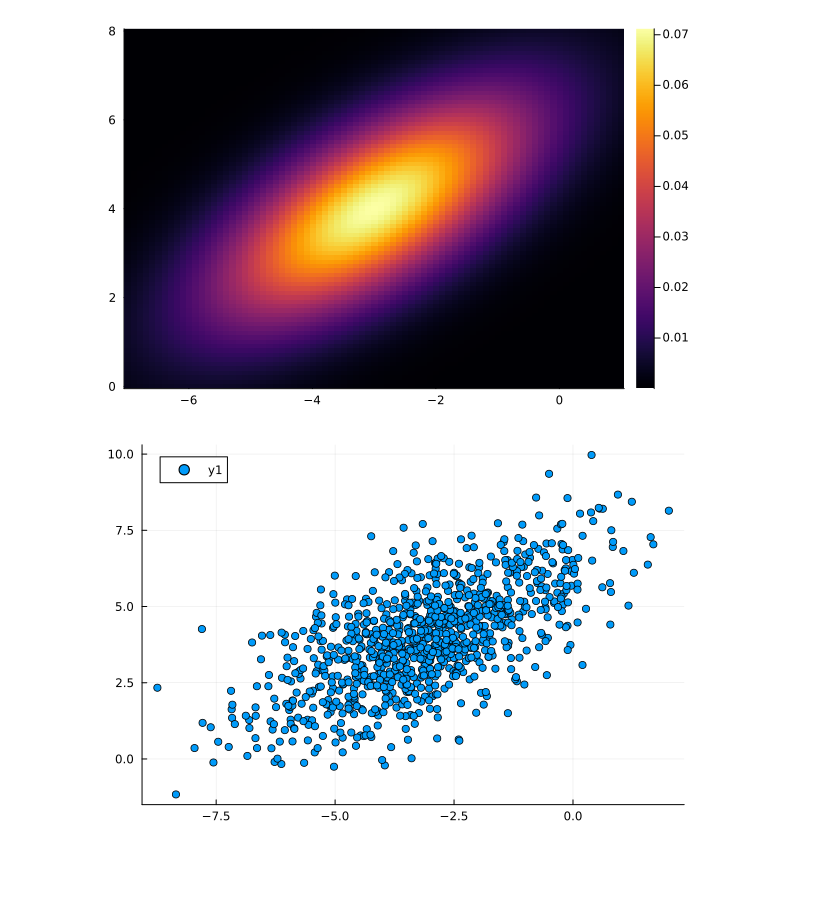
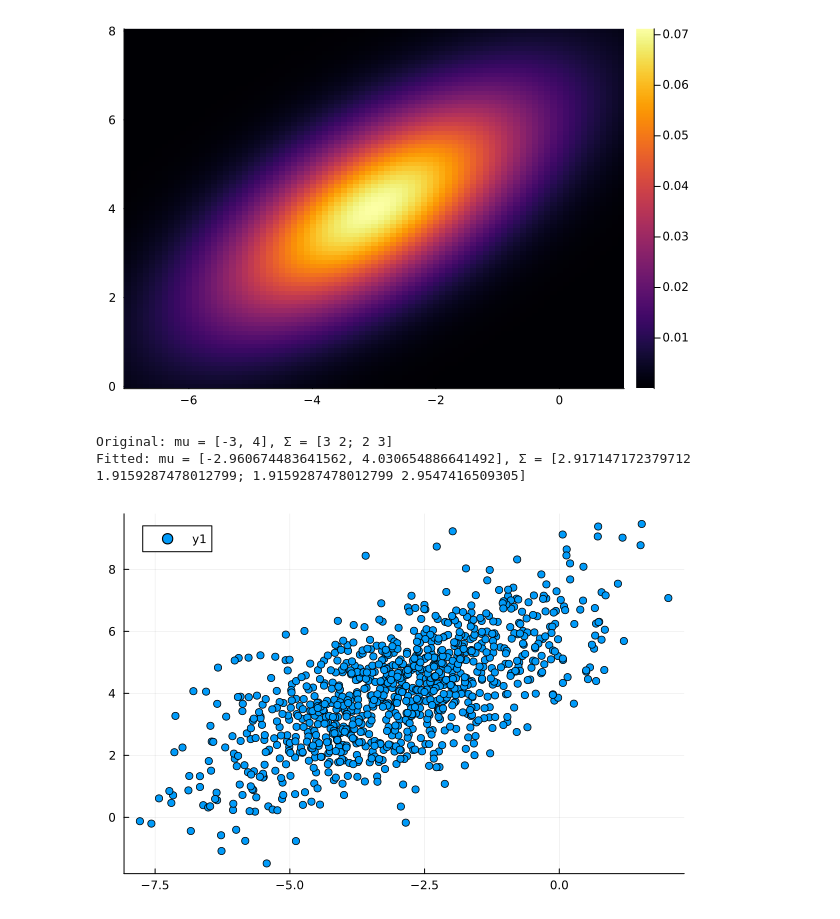
Before and after one commit to SylvainBrouwer/PRML-in-Julia, a Jupyter notebook: notebooks/ch02_probability_distributions.ipynb, the cells around one changed output. Cells and saved outputs as stored; diff of their text form; code cells hidden in the pictures; blank space fills up the shorter version.

Commit message:
Added MLE to gaussians. Added gamma distribution.

```diff
--- a/notebooks/ch02_probability_distributions.ipynb
+++ b/notebooks/ch02_probability_distributions.ipynb
@@ -153,7 +162,16 @@ heatmap(x, y, p)
 # %%
 X = map(x -> sample(dist), 1:1000)
 x = getindex.(X, 1)
 y = getindex.(X, 2)
+
+# MLE on generated data and assert that params match
+fitteddist = mle(MultivariateGaussian, X)
+println("Original: mu = $(dist.mu), Σ = $(dist.Σ)")
+println("Fitted: mu = $(fitteddist.mu), Σ = $(fitteddist.Σ)")
+
+# Show empirical dist
 plot(x, y, seriestype=:scatter)
 # %% [output]
+Original: mu = [-3, 4], Σ = [3 2; 2 3]
+Fitted: mu = [-2.960674483641562, 4.030654886641492], Σ = [2.917147172379712 1.9159287478012799; 1.9159287478012799 2.9547416509305]
-[figure, old version]
+[figure, new version]
```
Also changed, not shown: parts of 4 cells of this notebook, 6 other files.
